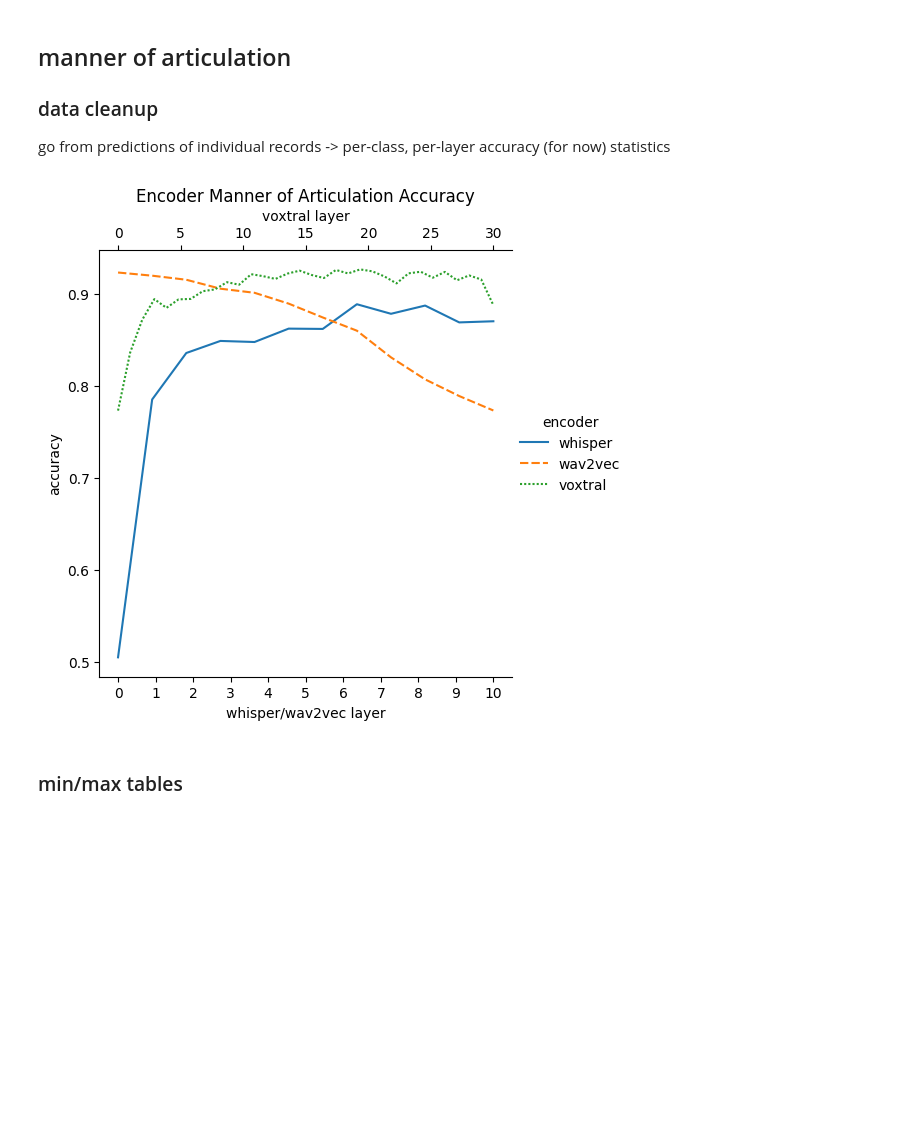
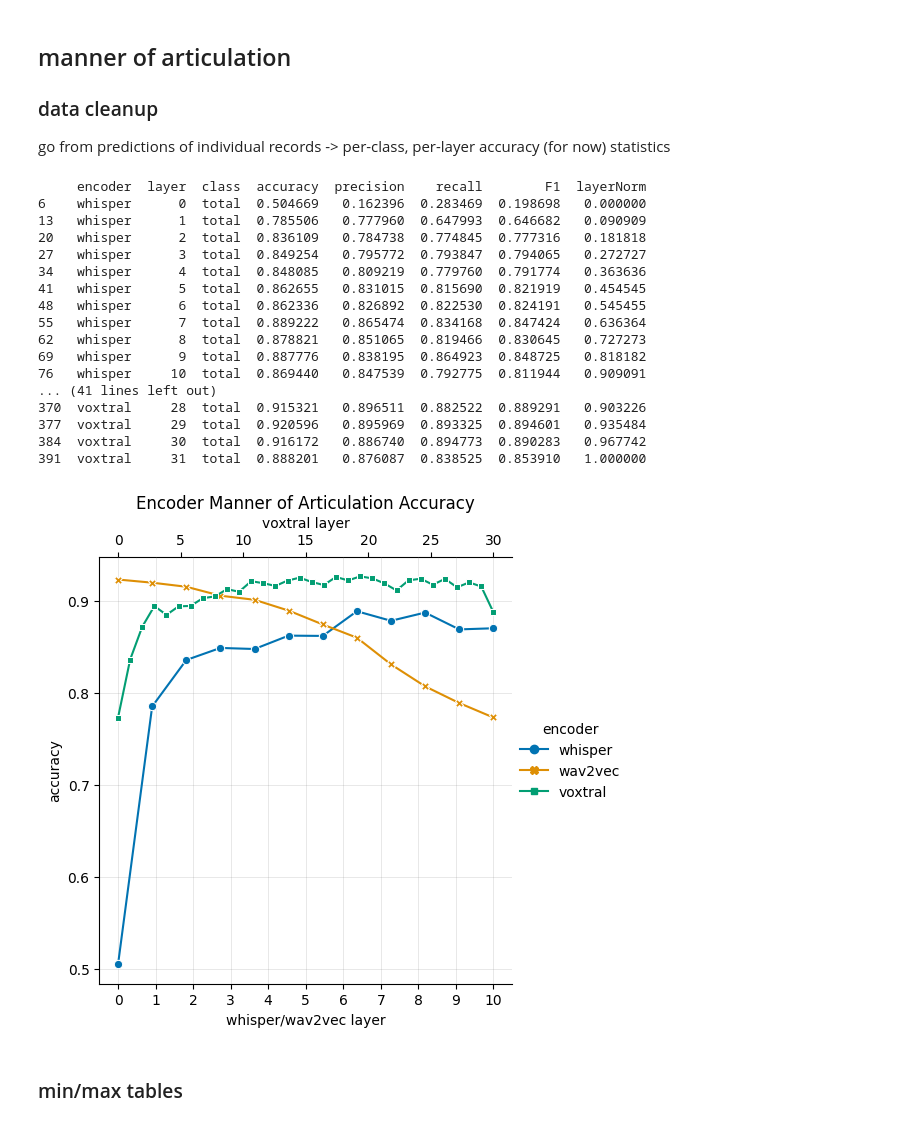
Before and after one commit to atenine/spatula, a Jupyter notebook: draw_charts.ipynb, the cells around one changed output. Saved outputs shown, nothing was run; the diff lists cells and outputs as text; code cells hidden in the pictures; blank space fills up the shorter version.

Commit message:
updates draw_charts to calculate other metrics, as well as tweaks chart drawing code

```diff
--- a/draw_charts.ipynb
+++ b/draw_charts.ipynb
@@ -20,54 +68,81 @@ def df_to_accuracy(frame):
 go from predictions of individual records -> per-class, per-layer accuracy (for now) statistics
 # %%
 # load our predictions for manners of articulation
-df_stats = pd.DataFrame(columns=['encoder', 'layer', 'class', 'accuracy'])
+moa_stats = pd.DataFrame(columns=['encoder', 'layer', 'class', 'accuracy', 'precision', 'recall', 'F1'])
 
 for i in range(12):
     # print("predictions/whisperMOA/layer" + str(i) + ".csv")
-    layer_df = df_to_accuracy(pd.read_csv("predictions/whisperMOA/layer" + str(i) + ".csv"))
+    layer_df = df_to_metrics(pd.read_csv("predictions/whisperMOA/layer" + str(i) + ".csv"))
+    # print(layer_df)
 
-    for class_name, accuracy in layer_df.items():
-        df_stats.loc[len(df_stats)] = ['whisper', i, class_name, accuracy]
+    for class_name, metrics in layer_df.iterrows():
+        # print('----------------------')
+        # print("layer " + str(i) + " " + class_name)
+        # print(metrics)
+        # print(class_name + ": " + str(metric[0]))
+        moa_stats.loc[len(moa_stats)] = ['whisper', i, class_name, metrics['accuracy'], metrics['precision'], metrics['recall'], metrics['F1']]
 
 for i in range(12):
-    layer_df = df_to_accuracy(pd.read_csv("predictions/wav2vecMOA/layer" + str(i) + ".csv"))
+    layer_df = df_to_metrics(pd.read_csv("predictions/wav2vecMOA/layer" + str(i) + ".csv"))
 
-    for class_name, accuracy in layer_df.items():
-        df_stats.loc[len(df_stats)] = ['wav2vec', i, class_name, accuracy]
+    for class_name, metrics in layer_df.iterrows():
+        moa_stats.loc[len(moa_stats)] = ['wav2vec', i, class_name, metrics['accuracy'], metrics['precision'], metrics['recall'], metrics['F1']]
 
 for i in range(32):
-    layer_df = df_to_accuracy(pd.read_csv("predictions/voxtralMOA/layer" + str(i) + ".csv"))
+    layer_df = df_to_metrics(pd.read_csv("predictions/voxtralMOA/layer" + str(i) + ".csv"))
 
-    for class_name, accuracy in layer_df.items():
-        df_stats.loc[len(df_stats)] = ['voxtral', i, class_name, accuracy]
+    for class_name, metrics in layer_df.iterrows():
+        moa_stats.loc[len(moa_stats)] = ['voxtral', i, class_name, metrics['accuracy'], metrics['precision'], metrics['recall'], metrics['F1']]
 # %%
-# normalizes
+# normalizes so we can plot on the same chart
 # ------------------------------------------------------- for each encoder,       get the max layer
-df_stats["layerNorm"] = df_stats["layer"] / df_stats.groupby("encoder")["layer"].transform("max")
+moa_stats["layerNorm"] = moa_stats["layer"] / moa_stats.groupby("encoder")["layer"].transform("max")
 # %%
-# print(df_stats)
+print(moa_stats[moa_stats["class"] == "total"])
 
 fig = sns.relplot(
-    data=df_stats[df_stats["class"] == "total"], kind="line",
+    data=moa_stats[moa_stats["class"] == "total"], kind="line",
     x="layerNorm", y="accuracy",
     hue="encoder", style="encoder",
+    markers=True, dashes=False,
+    palette="colorblind"
     # height=3, aspect=1.6
 )
 
 ax = fig.ax
+ax.grid(True, color="gray", alpha=0.25, linewidth=0.5)
 
 ax.set_xticks([i/10 for i in range(11)])
 ax.set_xticklabels(i for i in range(11))
 ax.set_xlabel("whisper/wav2vec layer")
+
+# ax.set_ybound(0, 1)
 
 top_ax = ax.secondary_xaxis("top", functions=(lambda x: x * 30, lambda x: x / 30))
 top_ax.set_xticks(range(0, 31, 5))
 top_ax.set_xlabel("voxtral layer")
 
 ax.set_title("Encoder Manner of Articulation Accuracy")
 plt.savefig("figures/layerwiseMoaAccuracy.png", bbox_inches="tight")
 # %% [output]
+     encoder  layer  class  accuracy  precision    recall        F1  layerNorm
+6    whisper      0  total  0.504669   0.162396  0.283469  0.198698   0.000000
+13   whisper      1  total  0.785506   0.777960  0.647993  0.646682   0.090909
+20   whisper      2  total  0.836109   0.784738  0.774845  0.777316   0.181818
+27   whisper      3  total  0.849254   0.795772  0.793847  0.794065   0.272727
+34   whisper      4  total  0.848085   0.809219  0.779760  0.791774   0.363636
+41   whisper      5  total  0.862655   0.831015  0.815690  0.821919   0.454545
+48   whisper      6  total  0.862336   0.826892  0.822530  0.824191   0.545455
+55   whisper      7  total  0.889222   0.865474  0.834168  0.847424   0.636364
+62   whisper      8  total  0.878821   0.851065  0.819466  0.830645   0.727273
+69   whisper      9  total  0.887776   0.838195  0.864923  0.848725   0.818182
+76   whisper     10  total  0.869440   0.847539  0.792775  0.811944   0.909091
+... (41 lines left out)
+370  voxtral     28  total  0.915321   0.896511  0.882522  0.889291   0.903226
+377  voxtral     29  total  0.920596   0.895969  0.893325  0.894601   0.935484
+384  voxtral     30  total  0.916172   0.886740  0.894773  0.890283   0.967742
+391  voxtral     31  total  0.888201   0.876087  0.838525  0.853910   1.000000
-[figure, old version]
+[figure, new version]
 # %% [markdown]
 ### min/max tables
 # %%
```
Also changed, not shown: parts of 6 cells of this notebook, 2 other files.
